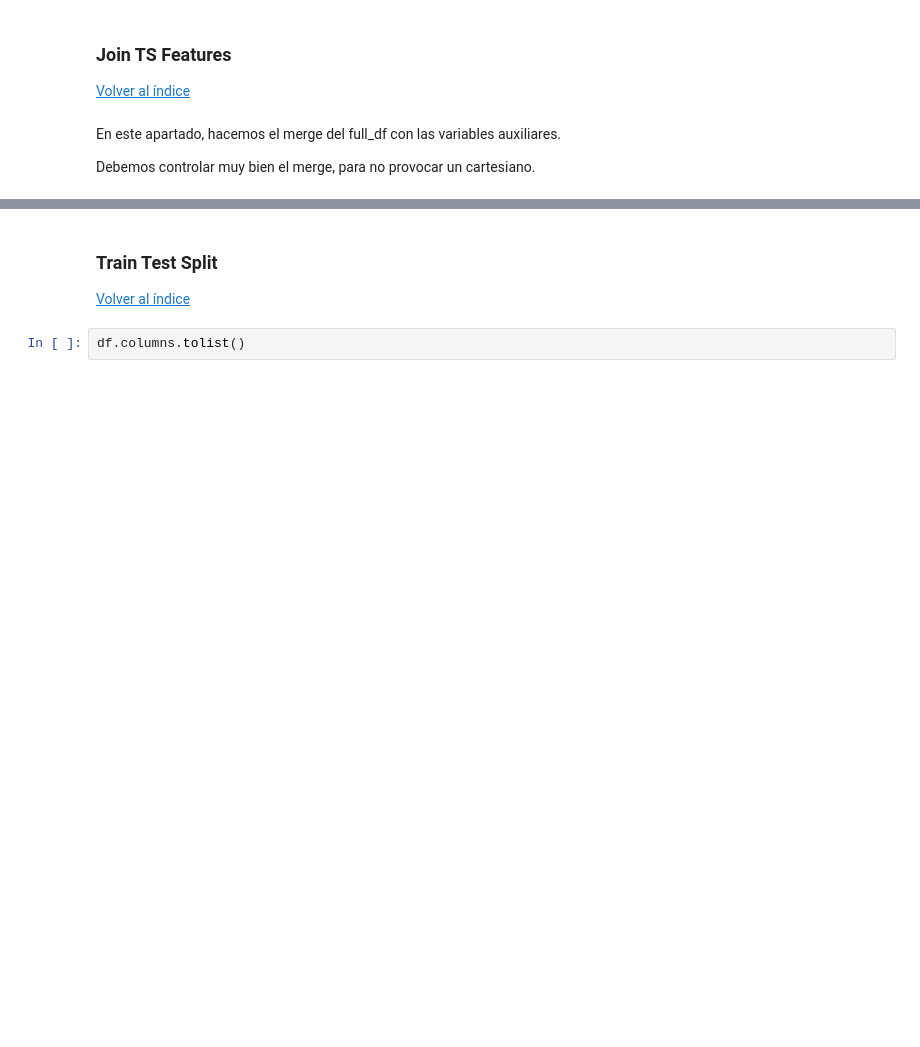
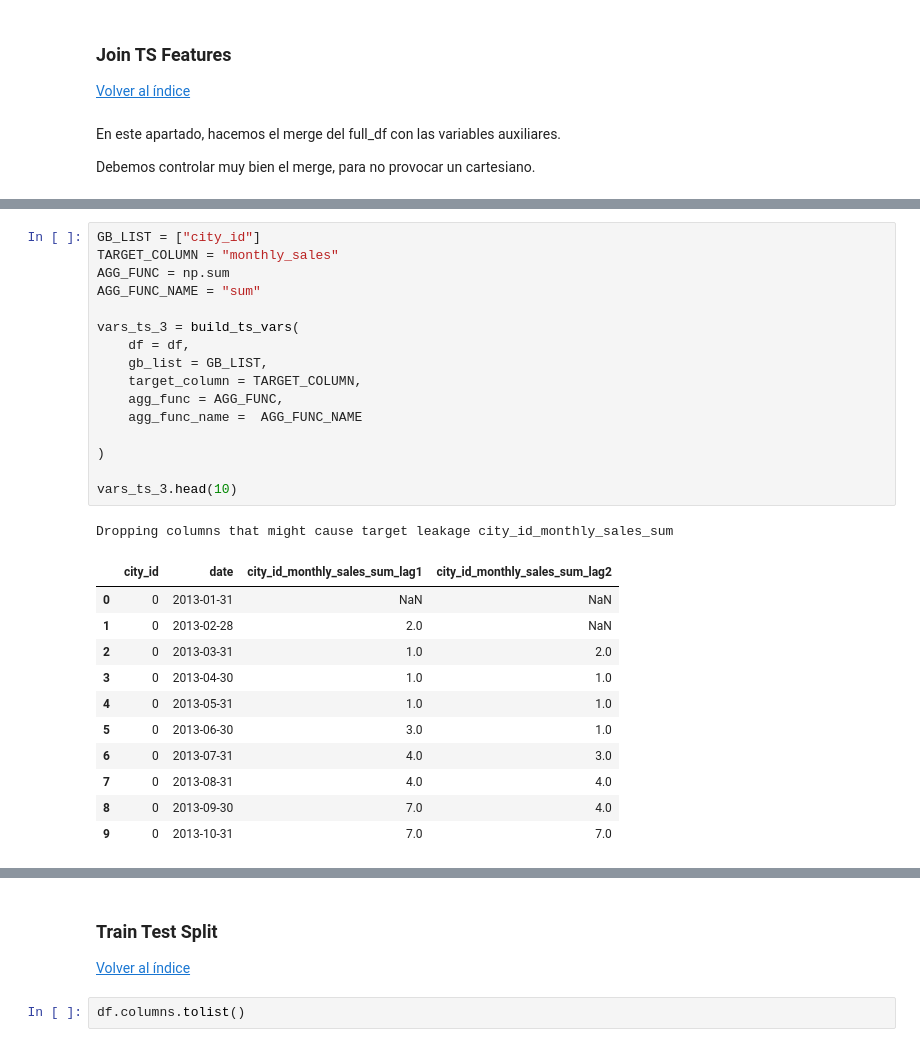
Before and after one commit to dgonzalezDS/Entregable3, a Jupyter notebook: 3_KAGGLE_BENCHMARK.ipynb, the cells around one changed output, grey strips where cells are left out. Saved outputs shown, nothing was run; the diff lists cells and outputs as text; blank space fills up the shorter version.

```diff
--- a/3_KAGGLE_BENCHMARK.ipynb
+++ b/3_KAGGLE_BENCHMARK.ipynb
@@ -442,0 +483,29 @@ print(df.shape)
+# %%
+GB_LIST = ["city_id"]
+TARGET_COLUMN = "monthly_sales"
+AGG_FUNC = np.sum
+AGG_FUNC_NAME = "sum"
+
+vars_ts_3 = build_ts_vars(
+    df = df,
+    gb_list = GB_LIST,
+    target_column = TARGET_COLUMN,
+    agg_func = AGG_FUNC,
+    agg_func_name =  AGG_FUNC_NAME
+
+)
+
+vars_ts_3.head(10)
+# %% [output]
+Dropping columns that might cause target leakage city_id_monthly_sales_sum
+|  | city_id | date | city_id_monthly_sales_sum_lag1 | city_id_monthly_sales_sum_lag2 |
+| 0 | 0 | 2013-01-31 | NaN | NaN |
+| 1 | 0 | 2013-02-28 | 2.0 | NaN |
+| 2 | 0 | 2013-03-31 | 1.0 | 2.0 |
+| 3 | 0 | 2013-04-30 | 1.0 | 1.0 |
+| 4 | 0 | 2013-05-31 | 1.0 | 1.0 |
+| 5 | 0 | 2013-06-30 | 3.0 | 1.0 |
+| 6 | 0 | 2013-07-31 | 4.0 | 3.0 |
+| 7 | 0 | 2013-08-31 | 4.0 | 4.0 |
+| 8 | 0 | 2013-09-30 | 7.0 | 4.0 |
+| 9 | 0 | 2013-10-31 | 7.0 | 7.0 |
```
Also changed, not shown: parts of 12 cells of this notebook.
